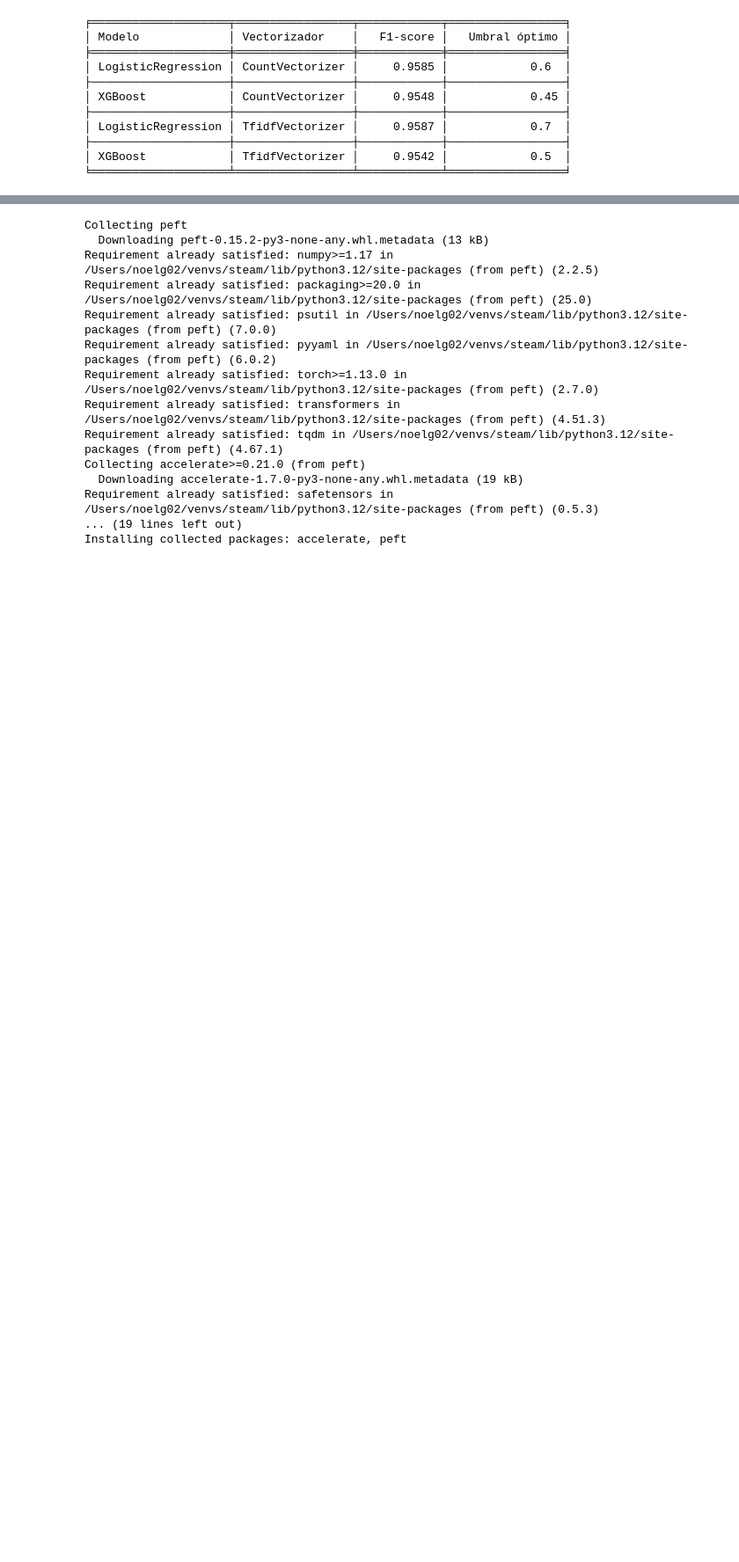
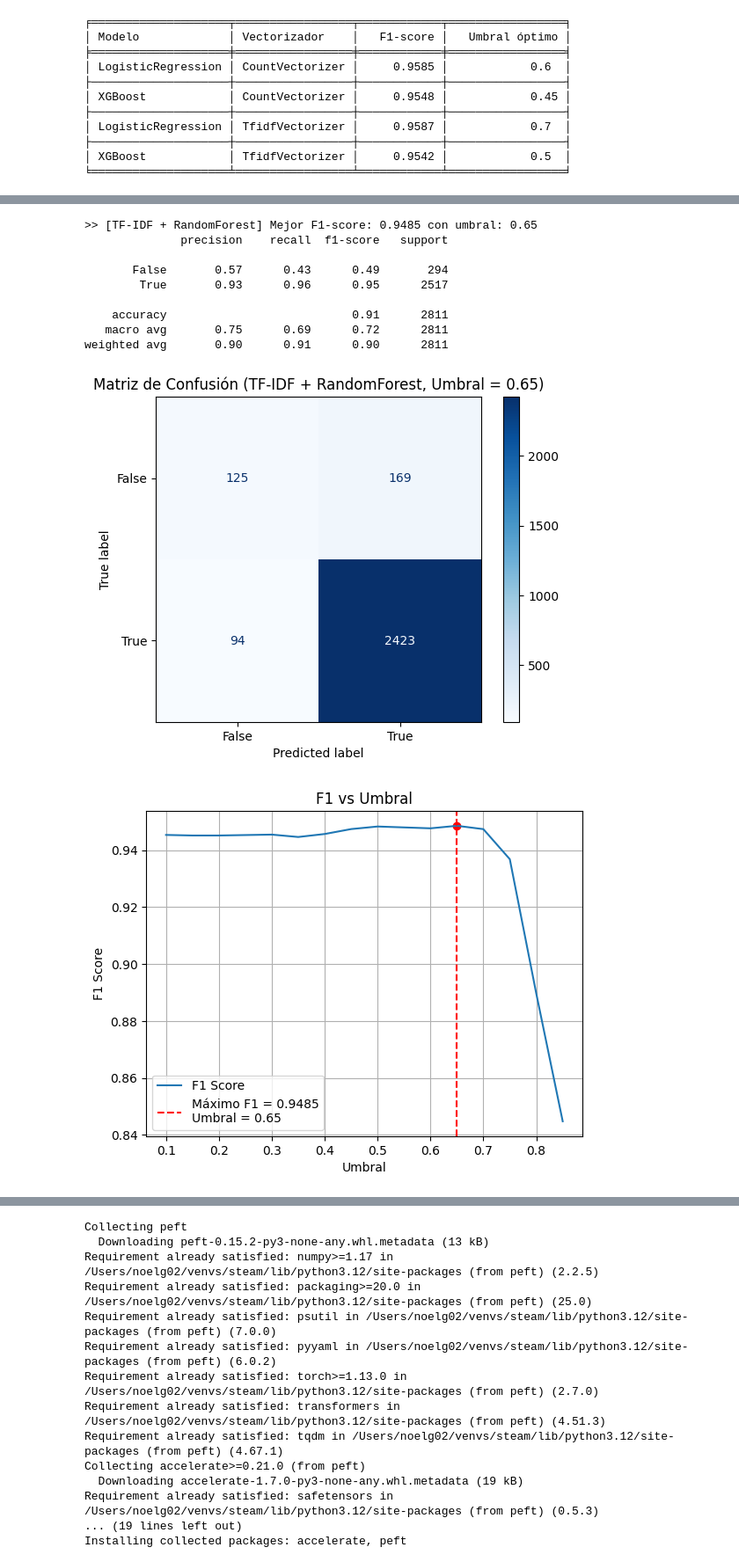
Before and after one commit to Mr-ion77/steam-reviewing, a Jupyter notebook: modelos_steam.ipynb, the cells around one changed output, grey strips where cells are left out. Shown at 88% size. Cells and saved outputs as stored; diff of their text form; code cells hidden in the pictures; blank space fills up the shorter version.

```diff
--- a/modelos_steam.ipynb
+++ b/modelos_steam.ipynb
@@ -394,0 +397,62 @@ print(tabla_bonita)
+# %%
+from sklearn.ensemble import RandomForestClassifier
+
+# Entrena Random Forest con clase balanceada
+clf = RandomForestClassifier(class_weight='balanced', n_estimators=100, random_state=42)
+clf.fit(X_train_tfidf, y_train)
+
+# Predice probabilidades
+y_proba = clf.predict_proba(X_test_tfidf)[:, 1]
+
+# Selección de umbral óptimo según F1
+thresh = np.arange(0.1, 0.9, 0.05)
+f1s = [f1_score(y_test, y_proba >= t) for t in thresh]
+max_f1 = max(f1s)
+best_thresh = thresh[f1s.index(max_f1)]
+print(f"\n>> [TF-IDF + RandomForest] Mejor F1-score: {max_f1:.4f} con umbral: {best_thresh:.2f}")
+
+# Clasificación + matriz de confusión
+y_pred_best = (y_proba >= best_thresh)
+print(classification_report(y_test, y_pred_best))
+
+cm = confusion_matrix(y_test, y_pred_best)
+ConfusionMatrixDisplay(confusion_matrix=cm, display_labels=clf.classes_).plot(cmap='Blues')
+plt.title(f'Matriz de Confusión (TF-IDF + RandomForest, Umbral = {best_thresh:.2f})')
+plt.grid(False)
+plt.show()
+
+# Curva F1 vs Umbral
+plt.figure()
+plt.plot(thresh, f1s, label='F1 Score')
+plt.axvline(x=best_thresh, color='red', linestyle='--', label=f'Máximo F1 = {max_f1:.4f}\nUmbral = {best_thresh:.2f}')
+plt.scatter(best_thresh, max_f1, color='red')
+plt.xlabel("Umbral")
+plt.ylabel("F1 Score")
+plt.title("F1 vs Umbral")
+plt.legend()
+plt.grid(True)
+plt.show()
+
+# Curva de Precisión-Recall
+precision, recall, thresh_pr = precision_recall_curve(y_test, y_proba)
+plt.figure()
+plt.plot(thresh_pr, precision[:-1], label='Precisión')
+plt.plot(thresh_pr, recall[:-1], label='Recall')
+plt.xlabel('Umbral')
+plt.ylabel('Valor')
+plt.title('Curva Precisión y Recall vs Umbral')
+plt.legend()
+plt.grid(True)
+plt.show()
+# %% [output]
+>> [TF-IDF + RandomForest] Mejor F1-score: 0.9485 con umbral: 0.65
+              precision    recall  f1-score   support
+
+       False       0.57      0.43      0.49       294
+        True       0.93      0.96      0.95      2517
+
+    accuracy                           0.91      2811
+   macro avg       0.75      0.69      0.72      2811
+weighted avg       0.90      0.91      0.90      2811
+[figure, added]
+[figure, added]
```
Also changed, not shown: parts of 3 cells of this notebook.
